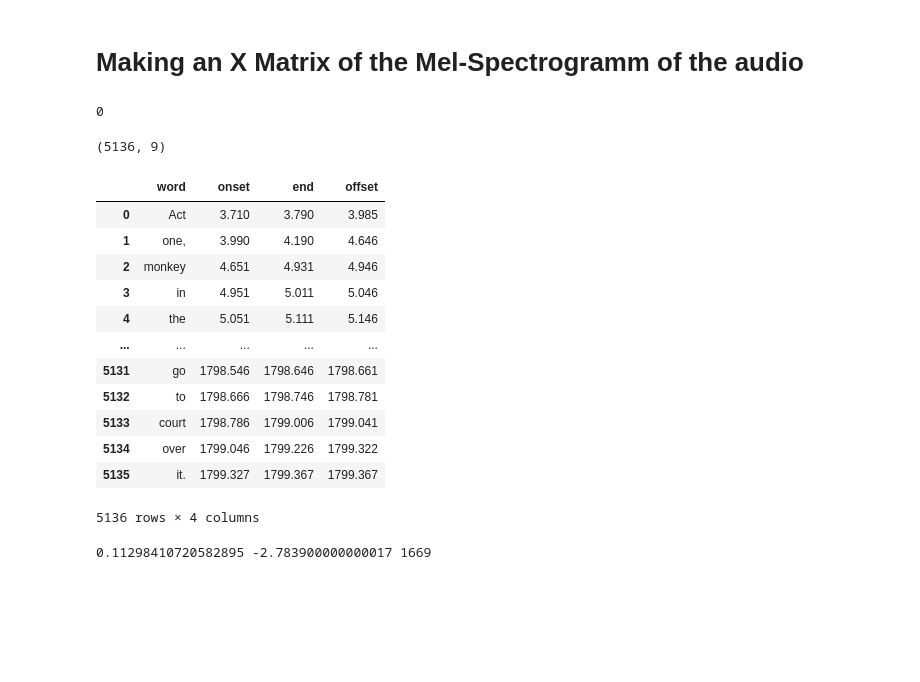
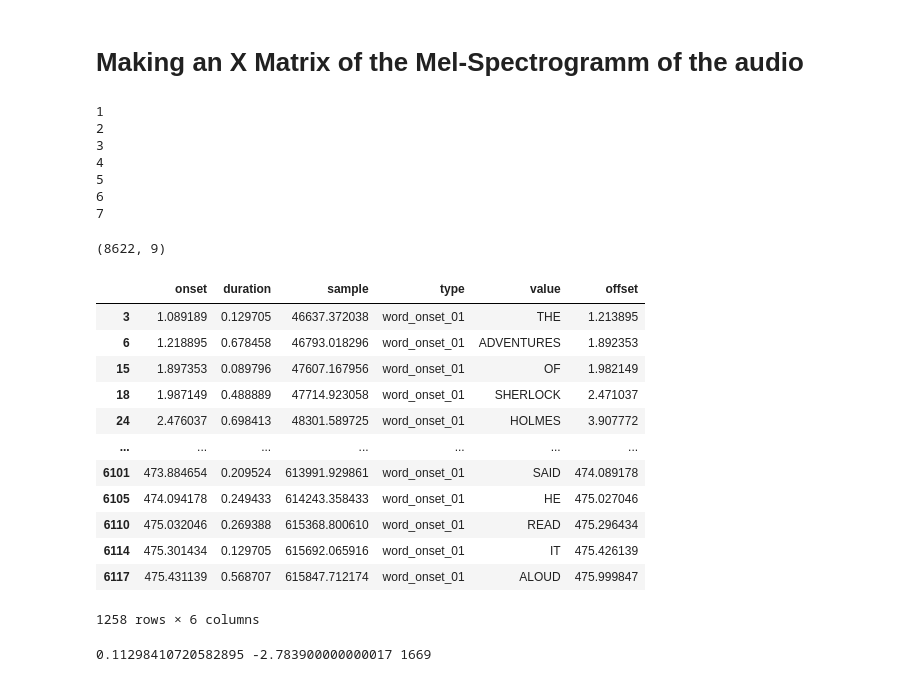
Before and after one commit to InesSchoenmann/Lingpred, a Jupyter notebook: notebooks_new/Make_Audio_X_Matrix.ipynb, the cells around one changed output. Saved outputs shown, nothing was run; the diff lists cells and outputs as text; code cells hidden in the pictures; blank space fills up the shorter version.

Commit message:
updated utils.py to include Armeni & performed supplementary audio encoding analysis on Armeni's audio

```diff
--- a/notebooks_new/Make_Audio_X_Matrix.ipynb
+++ b/notebooks_new/Make_Audio_X_Matrix.ipynb
@@ -10,26 +10,35 @@ import matplotlib as plt
 import matplotlib.pyplot as plt
 # %%
 # define the data set and number of mels
-dataset               = 'Goldstein'
+dataset               = 'Armeni'
 mels                  = 8
 use_real_word_offsets = False
 # %%
 if dataset== 'Goldstein':
-    acoustic_model = word_avg_sg(subject=1, session=1, n_mels=8, dataset = 'Goldstein',task = 1, use_real_word_offsets=use_real_word_offsets)
+    acoustic_model = word_avg_sg(subject=1, session=1, n_mels=8, dataset = dataset,task = 1, use_real_word_offsets=use_real_word_offsets)
+
+if dataset== 'Armeni':
+    acoustic_model = word_avg_sg(subject=1, session=1, n_mels=8, dataset = dataset,task = 1, use_real_word_offsets=use_real_word_offsets)
 
 # otherwise we will have to loop over sessions (Armeni) or tasks (Gwilliams)
 # see code two cells down
 # %% [output]
-0
+1
+2
+3
+4
+5
+6
+7
 # %%
 acoustic_model.shape
 # %% [output]
-(5136, 9)
+(8622, 9)
 # %%
 # save
-if dataset == 'Goldstein':
+if dataset in ['Goldstein', 'Armeni']:
 
-    audio_dir = '/Users/ines/research/Lingpred/audio/'
+    audio_dir = '../audio/'
 
     if use_real_word_offsets:
         filename  = audio_dir+'{}/acoustic_model_{}_mels_averaged_per_word_using_word_offsets.pkl'.format(dataset, mels)
@@ -434,7 +443,7 @@ def get_phonemes_onsets_offsets(dataset:str, subject:int, session:int, run:int,
 
 def get_runs(dataset, session, subject, task):
 
-    if dataset == 'Armani':
+    if dataset == 'Armeni':
         if session in [1, 2, 6, 8]:
             runs = np.arange(1,8)
         if session in [3, 5, 7, 9, 10]:
@@ -496,7 +505,7 @@ def get_words_onsets_offsets(dataset:str, subject:int, session:int, run:int, tas
     - pandas data frame with at least with 3 columns: word, onset, offset
 
     '''
-    if dataset == 'Armani':
+    if dataset == 'Armeni':
 
         # handle naming of session 10:
         if session < 10:
@@ -505,12 +514,12 @@ def get_words_onsets_offsets(dataset:str, subject:int, session:int, run:int, tas
             sess = '0' + str(session)
 
         # get path to events file:
-        dir_path = '/project/3018059.03/data/Armani/'
-        filepath = 'sub-00' + str(subject) +'/' + 'ses-' + sess +'/'+ 'meg/'
+        dir_path = '../audio/Armeni/'
+        #filepath = 'sub-00' + str(subject) +'/' + 'ses-' + sess +'/'+ 'meg/'
         filename = 'sub-00' + str(subject) + '_ses-' + sess + '_task-compr_events.tsv'
 
         # read pandas DataFrame for the entire session:
-        annotations = pd.read_csv(dir_path+filepath+filename, sep='\t')
+        annotations = pd.read_csv(dir_path+filename, sep='\t')
 
         # get list with word_onsets for this run:
         word_onset_name = ['word_onset_0{}'.format(run)]
@@ -585,22 +594,22 @@ def get_words_onsets_offsets(dataset:str, subject:int, session:int, run:int, tas
 
     return df_words
 # %%
-df = get_words_onsets_offsets(dataset='Goldstein', subject=1, session=1, run=1, task='0', use_real_word_offsets=False)
+df = get_words_onsets_offsets(dataset=dataset, subject=1, session=1, run=1, task='0', use_real_word_offsets=False)
 df
 # %% [output]
-|  | word | onset | end | offset |
-| 0 | Act | 3.710 | 3.790 | 3.985 |
-| 1 | one, | 3.990 | 4.190 | 4.646 |
-| 2 | monkey | 4.651 | 4.931 | 4.946 |
-| 3 | in | 4.951 | 5.011 | 5.046 |
-| 4 | the | 5.051 | 5.111 | 5.146 |
-| ... | ... | ... | ... | ... |
-| 5131 | go | 1798.546 | 1798.646 | 1798.661 |
-| 5132 | to | 1798.666 | 1798.746 | 1798.781 |
-| 5133 | court | 1798.786 | 1799.006 | 1799.041 |
-| 5134 | over | 1799.046 | 1799.226 | 1799.322 |
-| 5135 | it. | 1799.327 | 1799.367 | 1799.367 |
+|  | onset | duration | sample | type | value | offset |
+| 3 | 1.089189 | 0.129705 | 46637.372038 | word_onset_01 | THE | 1.213895 |
+| 6 | 1.218895 | 0.678458 | 46793.018296 | word_onset_01 | ADVENTURES | 1.892353 |
+| 15 | 1.897353 | 0.089796 | 47607.167956 | word_onset_01 | OF | 1.982149 |
+| 18 | 1.987149 | 0.488889 | 47714.923058 | word_onset_01 | SHERLOCK | 2.471037 |
+| 24 | 2.476037 | 0.698413 | 48301.589725 | word_onset_01 | HOLMES | 3.907772 |
+| ... | ... | ... | ... | ... | ... | ... |
+| 6101 | 473.884654 | 0.209524 | 613991.929861 | word_onset_01 | SAID | 474.089178 |
+| 6105 | 474.094178 | 0.249433 | 614243.358433 | word_onset_01 | HE | 475.027046 |
+| 6110 | 475.032046 | 0.269388 | 615368.800610 | word_onset_01 | READ | 475.296434 |
+| 6114 | 475.301434 | 0.129705 | 615692.065916 | word_onset_01 | IT | 475.426139 |
+| 6117 | 475.431139 | 0.568707 | 615847.712174 | word_onset_01 | ALOUD | 475.999847 |
-5136 rows × 4 columns
+1258 rows × 6 columns
 # %%
 #diff = df.offset - df.end
 #print(diff.mean(), diff.min(), diff.argmin())
```
Also changed, not shown: 1 other file.
